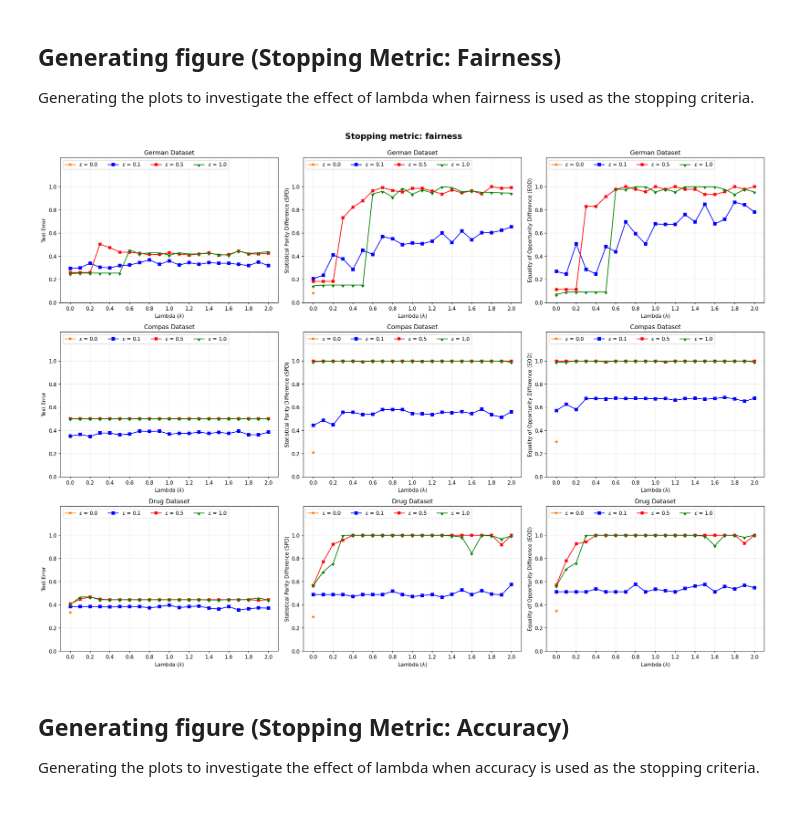
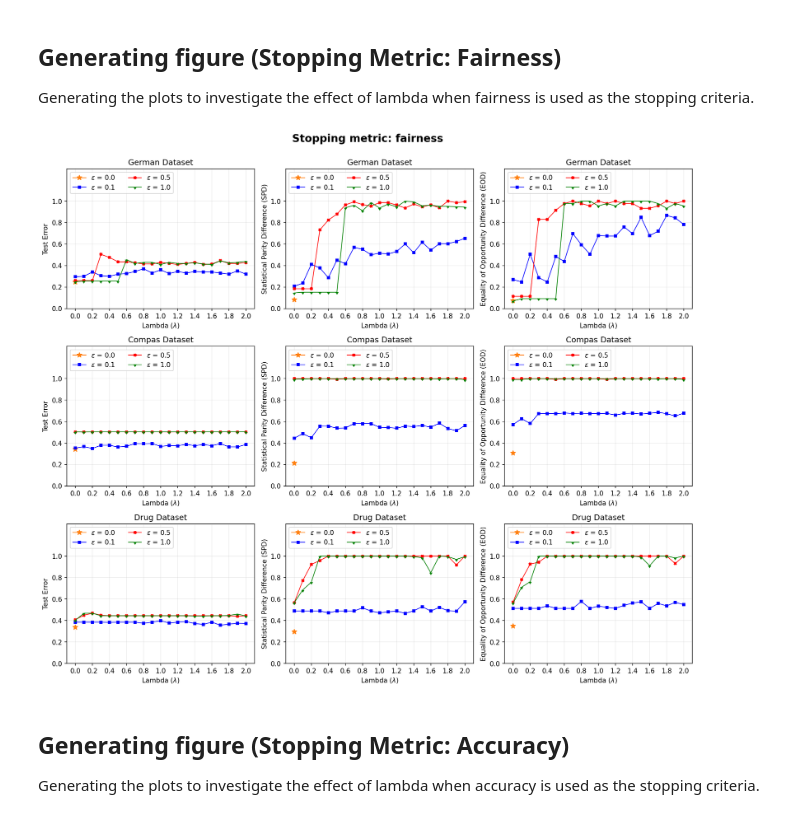
Before and after one commit to imandrealombardo/FACT-AI, a Jupyter notebook: Fairness_attack/Results_notebook.ipynb, the cells around one changed output. Cells and saved outputs as stored; diff of their text form; code cells hidden in the pictures.

```diff
--- a/Fairness_attack/Results_notebook.ipynb
+++ b/Fairness_attack/Results_notebook.ipynb
@@ -82,7 +82,7 @@ colors  = ['b', 'r', 'g', 'm', 'tab:orange']
 markers = ['s', 'X', matplotlib.markers.CARETDOWNBASE, 'o', '*']
 
 ## Generating Figure 2 using FAIRNESS as the stopping method
-fig, axs = plt.subplots(3, 3, figsize=(20,15), dpi=150)
+fig, axs = plt.subplots(3, 3, figsize=(14,12), dpi=150)
 rows = [0,1,2]
 cols = [0,1,2]
 for row in rows:
@@ -107,9 +107,9 @@ for row in rows:
             y_label = 'Equality of Opportunity Difference (EOD)'
 
         for att, c, m in zip(attacks, colors, markers):
-            axs[row, col].plot(epsilon, results_eps_fairness[dataset][att][metric], label=att, color = c, marker = m)
-            axs[row, col].legend(ncol=5, loc="upper left")
-            axs[row, col].set_ylim([0, 1.15])
+            axs[row, col].plot(epsilon, results_eps_fairness[dataset][att][metric], linewidth = 1, label=att, color = c, marker = m, ms = 4.5)
+            axs[row, col].legend(ncol=3, loc="upper left")
+            axs[row, col].set_ylim([0, 1.3])
             axs[row, col].set_yticks([0, 0.2, 0.4, 0.6, 0.8, 1.0])
             axs[row, col].grid(alpha=0.25)
             axs[row, col].title.set_text(f'{dataset.capitalize()} Dataset')
@@ -127,7 +127,7 @@ plt.savefig(os.path.join(OUTPUT_DIR, "effect-eps-fairness.pdf"))
 Generating the plots to investigate the effect of epsilon when accuracy is used as the stopping criteria.
 # %%
 ## Generating Figure 2 using ACCURACY as the stopping method
-fig, axs = plt.subplots(3, 3, figsize=(20,15), dpi=150)
+fig, axs = plt.subplots(3, 3, figsize=(14,12), dpi=150)
 rows = [0,1,2]
 cols = [0,1,2]
 for row in rows:
@@ -152,9 +152,9 @@ for row in rows:
             y_label = 'Equality of Opportunity Difference (EOD)'
 
         for att, c, m in zip(attacks, colors, markers):
-            axs[row, col].plot(epsilon, results_eps_accuracy[dataset][att][metric], label=att, color = c, marker = m)
-            axs[row, col].legend(ncol=5, loc="upper left")
-            axs[row, col].set_ylim([0, 1.15])
+            axs[row, col].plot(epsilon, results_eps_accuracy[dataset][att][metric], linewidth = 1, label=att, color = c, marker = m, ms = 4.5)
+            axs[row, col].legend(ncol=3, loc="upper left")
+            axs[row, col].set_ylim([0, 1.3])
             axs[row, col].set_yticks([0, 0.2, 0.4, 0.6, 0.8, 1.0])
             axs[row, col].grid(alpha=0.25)
             axs[row, col].title.set_text(f'{dataset.capitalize()} Dataset')
@@ -273,7 +273,7 @@ colors  = ['tab:orange', 'b', 'r', 'g']
 markers = ['*', 's', 'X', matplotlib.markers.CARETDOWNBASE]
 
 ## Generating Figure 2 using fairness as the stopping method
-fig, axs = plt.subplots(3, 3, figsize=(20,15), dpi=150)
+fig, axs = plt.subplots(3, 3, figsize=(14,12), dpi=150)
 rows = [0,1,2]
 cols = [0,1,2]
 for row in rows:
@@ -285,38 +285,38 @@ for row in rows:
     else:
         dataset = 'drug'
 
     for col in cols:
         # Choose metric to plot based on the column
         if col == 0:
             metric = 'test_error'
             y_label = 'Test Error'
         elif col==1:
             metric = 'SPD'
             y_label = 'Statistical Parity Difference (SPD)'
         else:
             metric = 'EOD'
             y_label = 'Equality of Opportunity Difference (EOD)'
 
         for eps, c, m in zip(epsilons, colors, markers):
             if eps == 0:
-                axs[row, col].plot(lambdas[0], results_lamb_fairness[dataset][eps][metric][0], label=f'$\epsilon$ = {eps}', color = c, marker = m)
+                axs[row, col].plot(lambdas[0], results_lamb_fairness[dataset][eps][metric][0], linewidth = 1,label=f'$\epsilon$ = {eps}', color = c, marker = m, ms=8)
             else:
-                axs[row, col].plot(lambdas, results_lamb_fairness[dataset][eps][metric], label=f'$\epsilon$ = {eps}', color = c, marker = m)
-            axs[row, col].legend(loc='upper left', ncol=4)
-            axs[row, col].set_ylim([0, 1.25])
+                axs[row, col].plot(lambdas, results_lamb_fairness[dataset][eps][metric], linewidth = 1, label=f'$\epsilon$ = {eps}', color = c, marker = m, ms = 4)
+            axs[row, col].legend(loc='upper left', ncol=2)
+            axs[row, col].set_ylim([0, 1.3])
             axs[row, col].set_yticks([0, 0.2, 0.4, 0.6, 0.8, 1.0])
             axs[row, col].set_xticks([0, 0.2, 0.4, 0.6, 0.8, 1.0, 1.2, 1.4, 1.6, 1.8, 2.0])
             axs[row, col].grid(alpha=0.25)
             axs[row, col].title.set_text(f'{dataset.capitalize()} Dataset')
             axs[row, col].set_xlabel('Lambda ($\lambda$)')
             axs[row, col].set_ylabel(y_label)
 
 
 fig.suptitle('Stopping metric: fairness\n', fontsize=16, fontweight='bold')
 fig.tight_layout()
 plt.savefig(os.path.join(OUTPUT_DIR, "effect-lamb-fairness.pdf"))
 # %% [output]
-[figure, old version]
+[figure, new version]
 # %% [markdown]
 ## Generating figure (Stopping Metric: Accuracy)
 Generating the plots to investigate the effect of lambda when accuracy is used as the stopping criteria.
```
Also changed, not shown: parts of 5 cells of this notebook, 5 other files.
